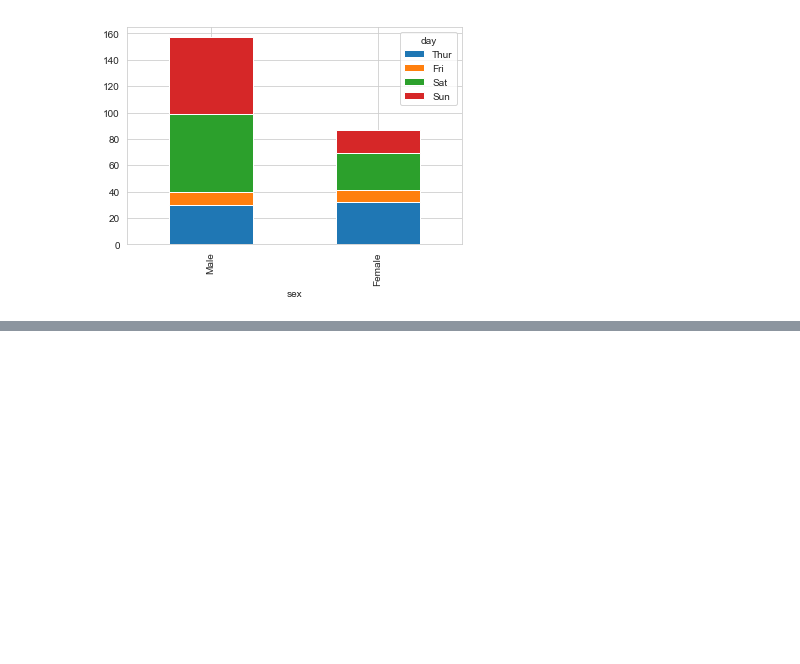
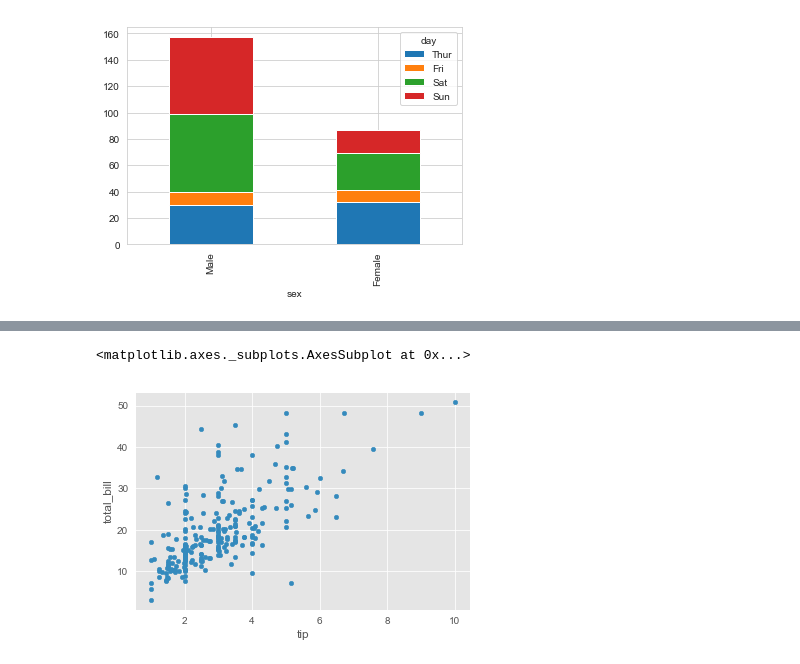
Before and after one commit to jamaludinfikrii/FundamentalDSBandung, a Jupyter notebook: Modul2/Data Visualization/data_viz_2.ipynb, the cells around one changed output, grey strips where cells are left out. Cells and saved outputs as stored; diff of their text form; code cells hidden in the pictures; blank space fills up the shorter version.

```diff
--- a/Modul2/Data Visualization/data_viz_2.ipynb
+++ b/Modul2/Data Visualization/data_viz_2.ipynb
@@ -185,0 +194,5 @@ piv_tips_stack.plot(kind='bar',stacked=True)
+# %%
+tips.plot.scatter(x='tip',y='total_bill')
+# %% [output]
+<matplotlib.axes._subplots.AxesSubplot at 0x...>
+[figure, added]
```
Also changed, not shown: parts of 14 cells of this notebook, 6 other files.
